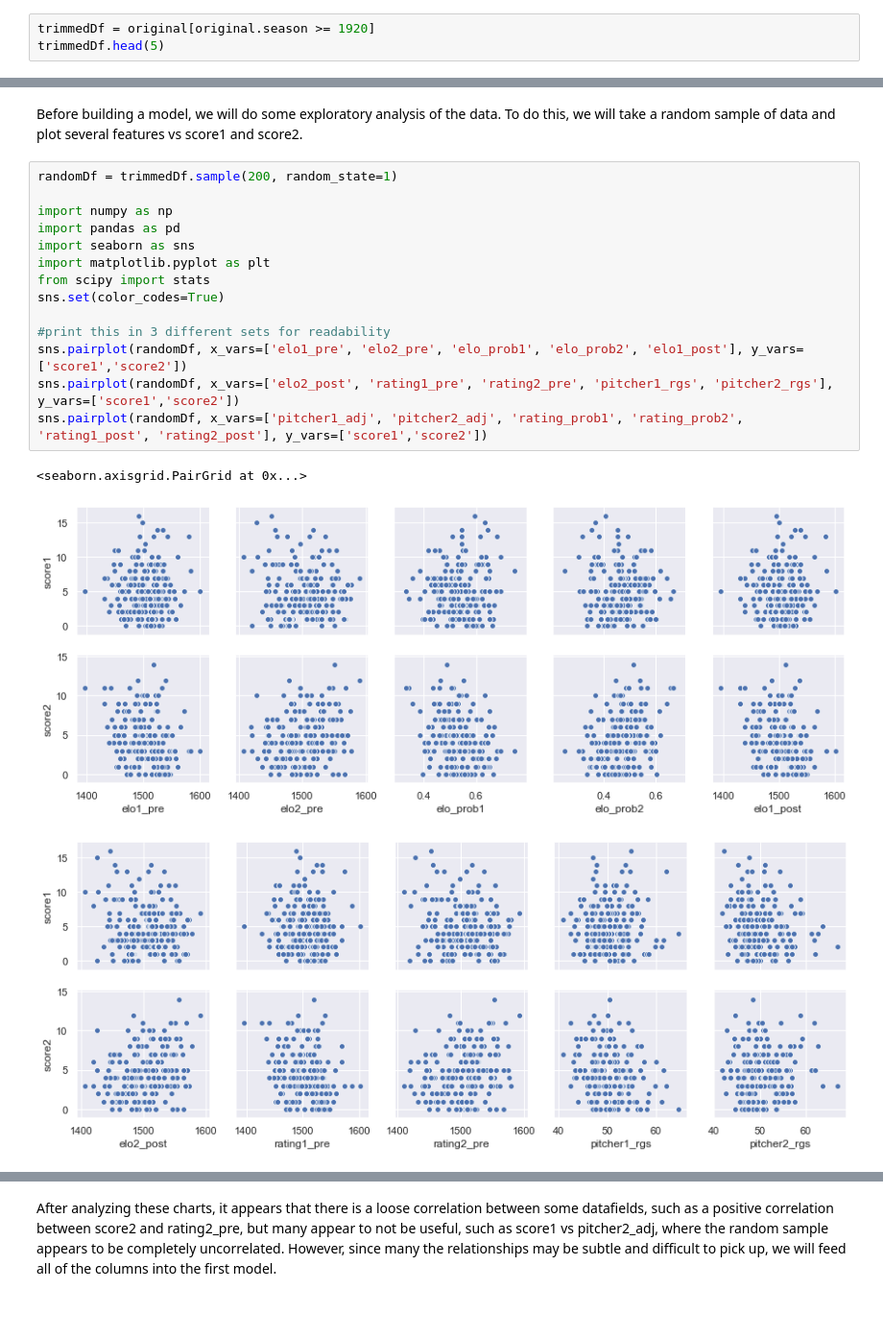
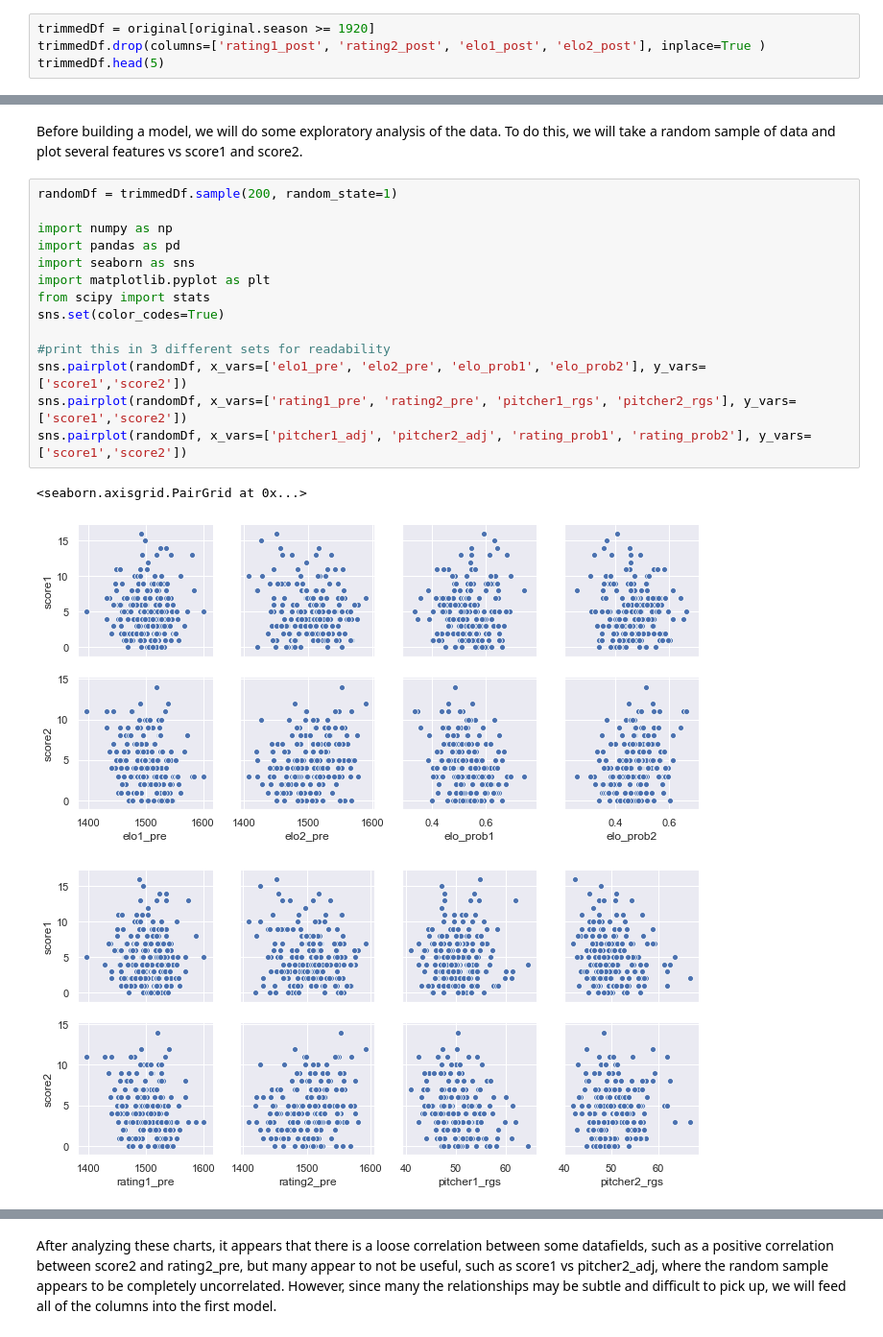
Before and after one commit to mdsvoren/eecs731-project6, a Jupyter notebook: notebooks/MLB Predictions - Regression.ipynb, the cells around one changed output, grey strips where cells are left out. Shown: that part at 96% size. Cells and saved outputs as stored; diff of their text form; blank space fills up the shorter version.

```diff
--- a/notebooks/MLB Predictions - Regression.ipynb
+++ b/notebooks/MLB Predictions - Regression.ipynb
@@ -29,4 +29,5 @@ It should be noted that we will look at the data from 1920 - present. In the ear
 # %%
 trimmedDf = original[original.season >= 1920]
+trimmedDf.drop(columns=['rating1_post', 'rating2_post', 'elo1_post', 'elo2_post'], inplace=True )
 trimmedDf.head(5)
 # %% [output]
@@ -42,18 +47,18 @@ Before building a model, we will do some exploratory analysis of the data. To do
 # %%
 randomDf = trimmedDf.sample(200, random_state=1)
 
 import numpy as np
 import pandas as pd
 import seaborn as sns
 import matplotlib.pyplot as plt
 from scipy import stats
 sns.set(color_codes=True)
 
 #print this in 3 different sets for readability
-sns.pairplot(randomDf, x_vars=['elo1_pre', 'elo2_pre', 'elo_prob1', 'elo_prob2', 'elo1_post'], y_vars=['score1','score2'])
-sns.pairplot(randomDf, x_vars=['elo2_post', 'rating1_pre', 'rating2_pre', 'pitcher1_rgs', 'pitcher2_rgs'], y_vars=['score1','score2'])
-sns.pairplot(randomDf, x_vars=['pitcher1_adj', 'pitcher2_adj', 'rating_prob1', 'rating_prob2', 'rating1_post', 'rating2_post'], y_vars=['score1','score2'])
+sns.pairplot(randomDf, x_vars=['elo1_pre', 'elo2_pre', 'elo_prob1', 'elo_prob2'], y_vars=['score1','score2'])
+sns.pairplot(randomDf, x_vars=['rating1_pre', 'rating2_pre', 'pitcher1_rgs', 'pitcher2_rgs'], y_vars=['score1','score2'])
+sns.pairplot(randomDf, x_vars=['pitcher1_adj', 'pitcher2_adj', 'rating_prob1', 'rating_prob2'], y_vars=['score1','score2'])
 # %% [output]
 <seaborn.axisgrid.PairGrid at 0x...>
-[figure, old version]
+[figure, new version]
-[figure, old version]
+[figure, new version]
```
Also changed, not shown: parts of 13 cells of this notebook, 1 other file.
